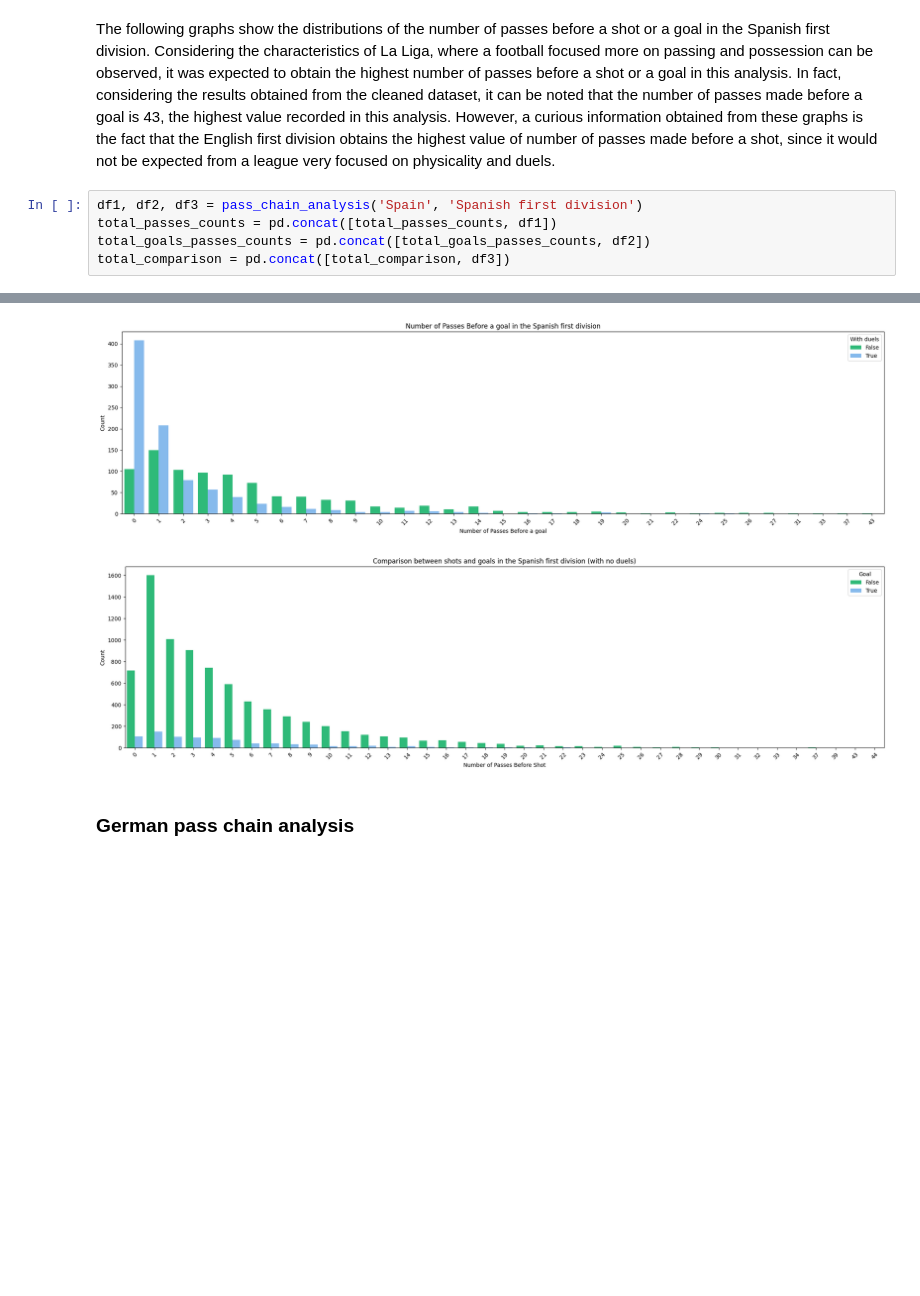
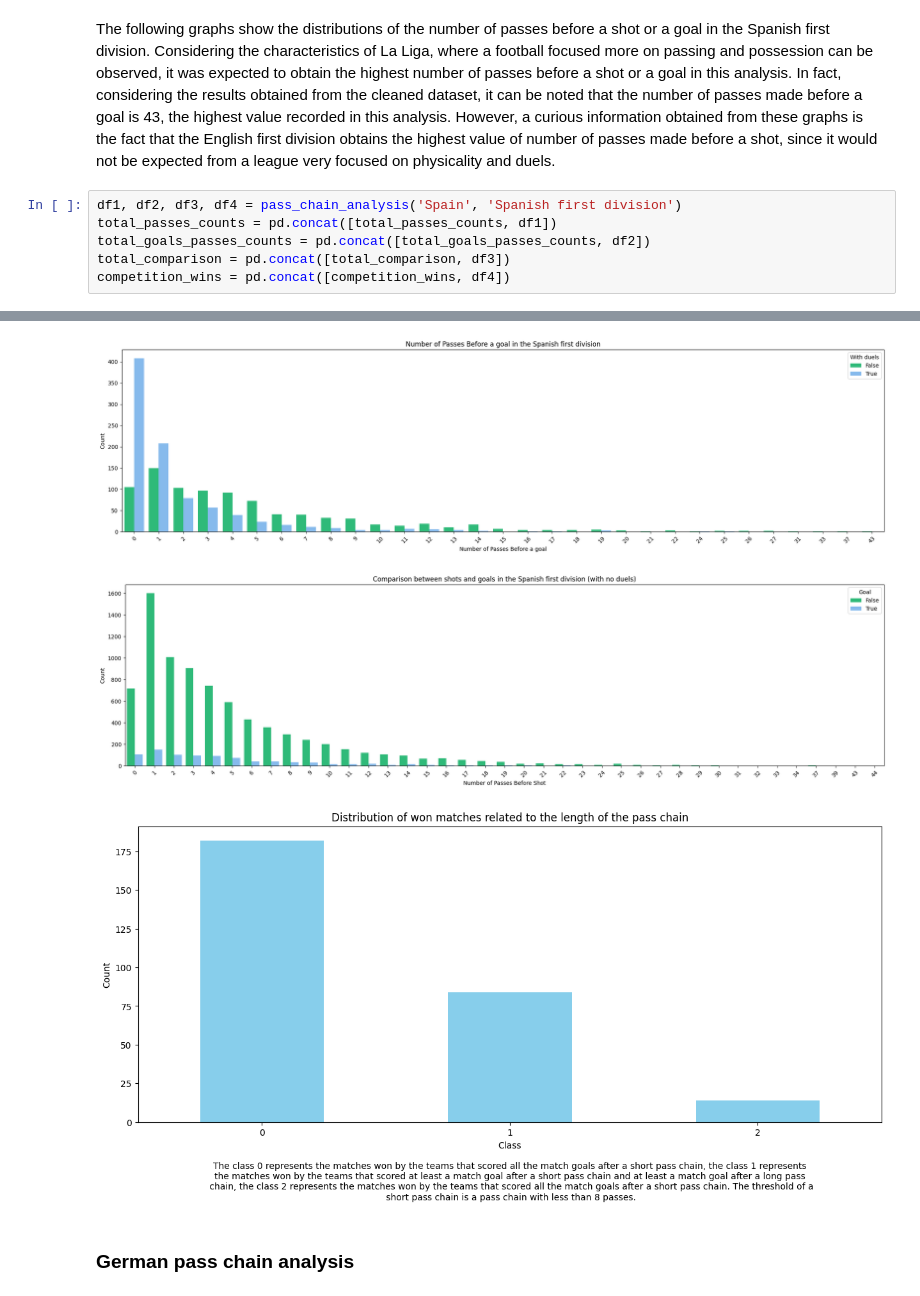
Before and after one commit to PasqualeEsposito/Geospatial_Analytics, a Jupyter notebook: Pass_chains_analysis.ipynb, the cells around one changed output, grey strips where cells are left out. Drawn from its saved outputs; the diff is of its cells as text; blank space fills up the shorter version.

```diff
--- a/Pass_chains_analysis.ipynb
+++ b/Pass_chains_analysis.ipynb
@@ -181,14 +211,16 @@ total_comparison = pd.concat([total_comparison, df3])
 # %% [markdown]
 The following graphs show the distributions of the number of passes before a shot or a goal in the Spanish first division. Considering the characteristics of La Liga, where a football focused more on passing and possession can be observed, it was expected to obtain the highest number of passes before a shot or a goal in this analysis. In fact, considering the results obtained from the cleaned dataset, it can be noted that the number of passes made before a goal is 43, the highest value recorded in this analysis. However, a curious information obtained from these graphs is the fact that the English first division obtains the highest value of number of passes made before a shot, since it would not be expected from a league very focused on physicality and duels.
 # %%
-df1, df2, df3 = pass_chain_analysis('Spain', 'Spanish first division')
+df1, df2, df3, df4 = pass_chain_analysis('Spain', 'Spanish first division')
 total_passes_counts = pd.concat([total_passes_counts, df1])
 total_goals_passes_counts = pd.concat([total_goals_passes_counts, df2])
 total_comparison = pd.concat([total_comparison, df3])
+competition_wins = pd.concat([competition_wins, df4])
 # %% [output]
 [figure]
 [figure]
 [figure]
+[figure, added]
 # %% [markdown]
 ### German pass chain analysis
 # %%
```
Also changed, not shown: parts of 12 cells of this notebook.
